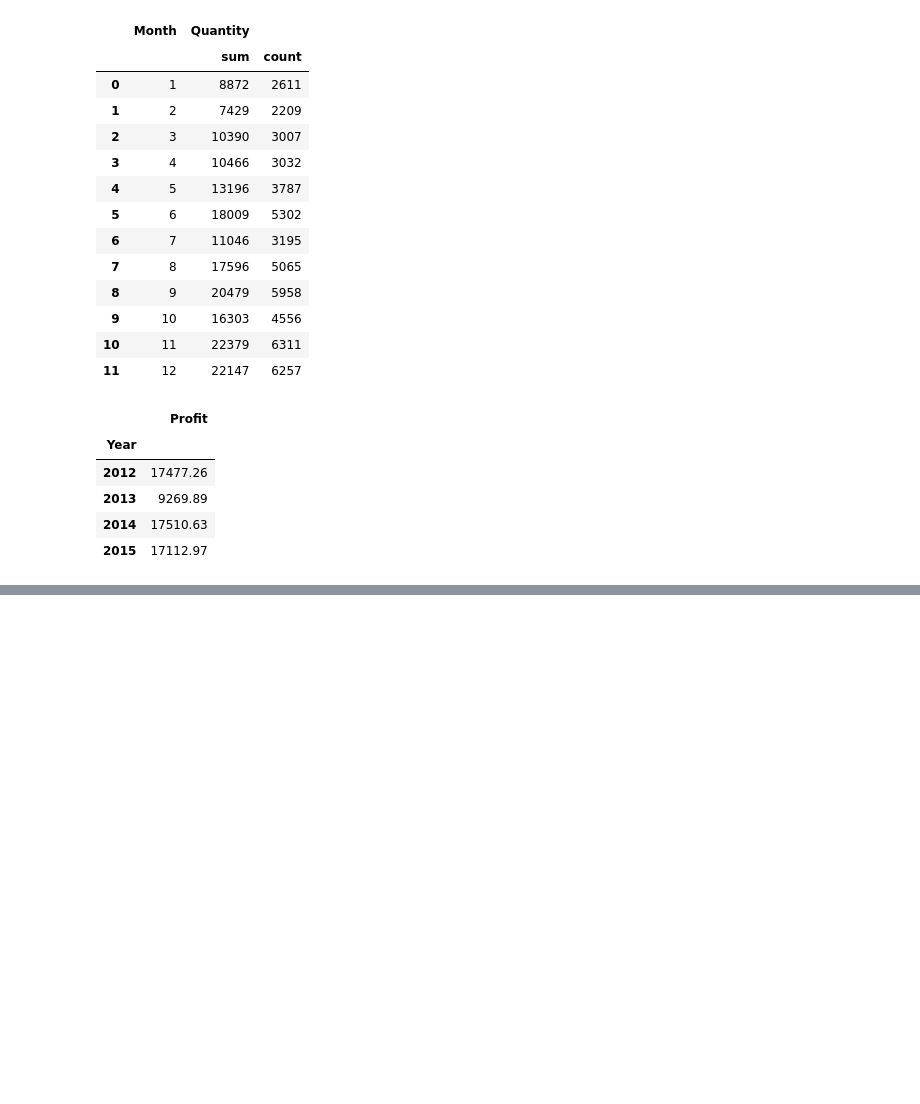
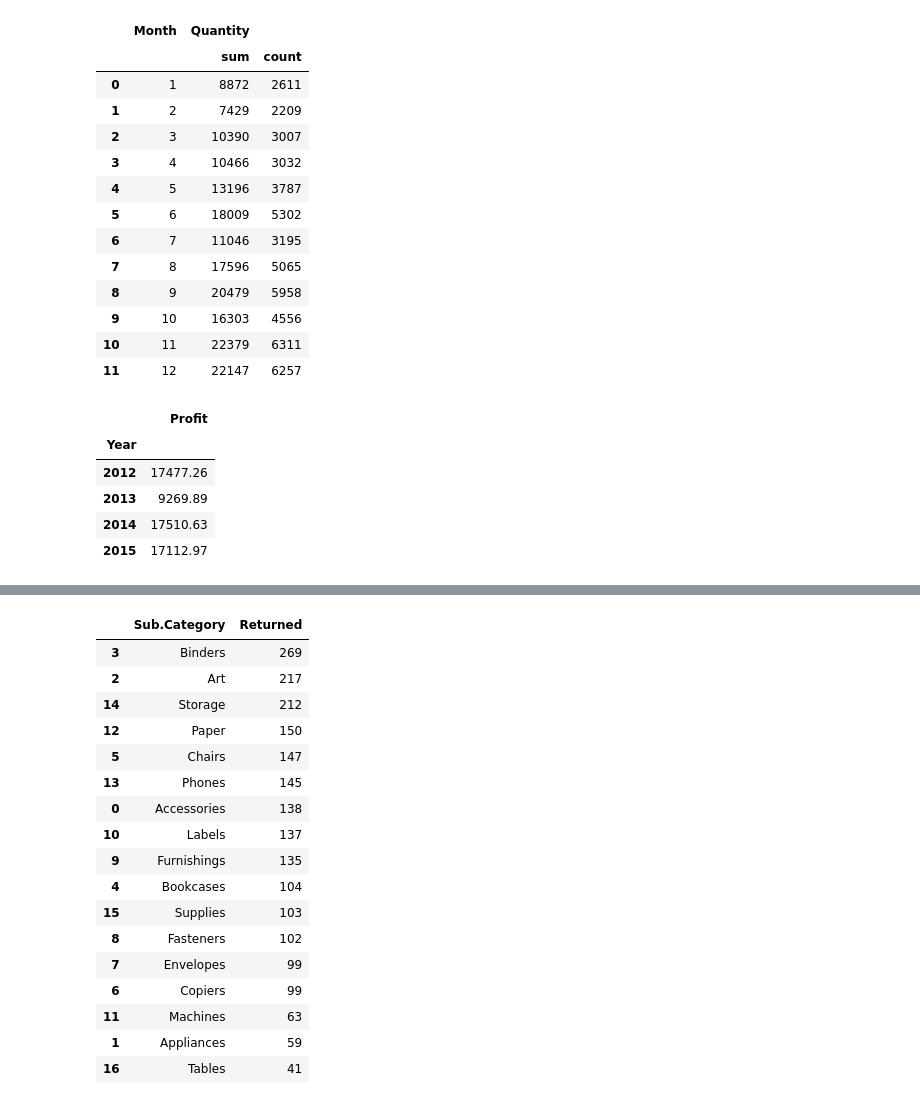
Before and after one commit to brucechyi/teamlab, a Jupyter notebook: Machine_Learning_Lab/data/bruce_lab.ipynb, the cells around one changed output, grey strips where cells are left out. Saved outputs shown, nothing was run; the diff lists cells and outputs as text; code cells hidden in the pictures; blank space fills up the shorter version.

```diff
--- a/Machine_Learning_Lab/data/bruce_lab.ipynb
+++ b/Machine_Learning_Lab/data/bruce_lab.ipynb
@@ -53,0 +124,23 @@ returns[['Year','Profit']].groupby('Year').sum()
+# %%
+returns_subcat = returns[['Sub.Category','Returned']].groupby('Sub.Category').agg('count').reset_index()
+# %%
+returns_subcat.sort_values('Returned', ascending=False)
+# %% [output]
+|  | Sub.Category | Returned |
+| 3 | Binders | 269 |
+| 2 | Art | 217 |
+| 14 | Storage | 212 |
+| 12 | Paper | 150 |
+| 5 | Chairs | 147 |
+| 13 | Phones | 145 |
+| 0 | Accessories | 138 |
+| 10 | Labels | 137 |
+| 9 | Furnishings | 135 |
+| 4 | Bookcases | 104 |
+| 15 | Supplies | 103 |
+| 8 | Fasteners | 102 |
+| 7 | Envelopes | 99 |
+| 6 | Copiers | 99 |
+| 11 | Machines | 63 |
+| 1 | Appliances | 59 |
+| 16 | Tables | 41 |
```
Also changed, not shown: parts of 11 cells of this notebook.
